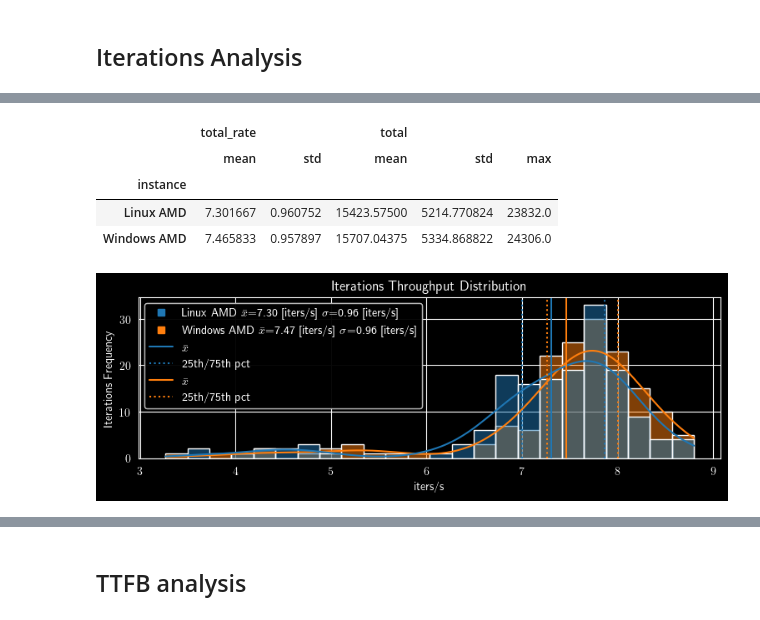
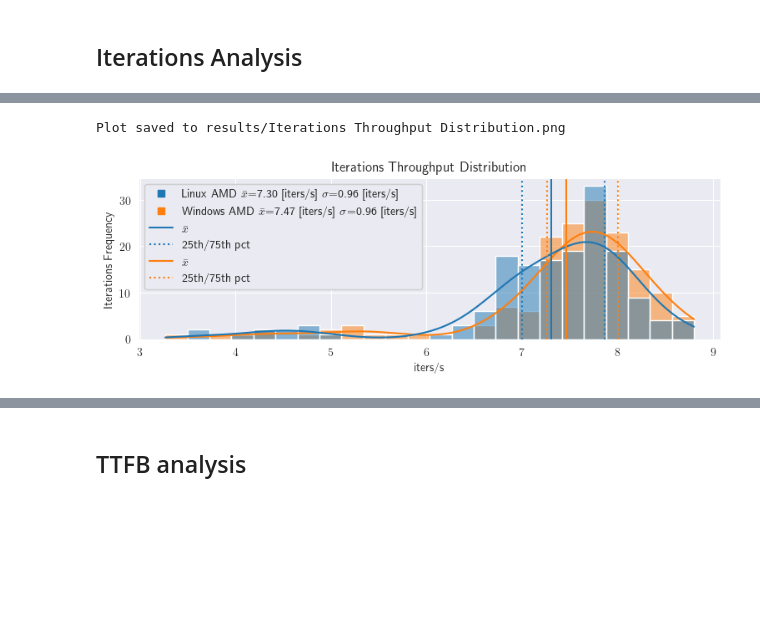
Before and after one commit to epicor-yasuomaidana/metrics-analysis, a Jupyter notebook: Quick Comparison.ipynb, the cells around one changed output, grey strips where cells are left out. Drawn from its saved outputs; the diff is of its cells as text; code cells hidden in the pictures; blank space fills up the shorter version.

```diff
--- a/Quick Comparison.ipynb
+++ b/Quick Comparison.ipynb
@@ -213,11 +213,9 @@ def save_plot_if_new(filename: str, dpi: int = 300, style: str = matplotx.styles
     if not os.path.exists(filename):
         if style:
             with plt.style.context(style):
-                plt.tight_layout()
-                plt.savefig(filename, dpi=dpi)
+                plt.savefig(filename, dpi=dpi, transparent=True)
         else:
-            plt.tight_layout()
-            plt.savefig(filename, dpi=dpi)
+            plt.savefig(filename, dpi=dpi, transparent=True)
         print(f"Plot saved to {filename}")
 # %% [markdown]
 ## Data loading
@@ -291,15 +288,12 @@ plt.show()
 # %%
 plot_throughput_hist(
     x_col="total_rate",
     df=total_iterations,
     unit=r"{iters/s}",
     ylabel="Iterations Frequency",
     title="Iterations Throughput Distribution")
-total_iterations.groupby("instance").agg({"total_rate": ['mean', 'std'], "total": ['mean', 'std', "max"]})
+save_plot_if_new("results/Iterations Throughput Distribution.png", dpi=300)
+plt.show()
 # %% [output]
-|  | total_rate |  | total |  |  |
-|  | mean | std | mean | std | max |
-| instance |  |  |  |  |  |
-| Linux AMD | 7.301667 | 0.960752 | 15423.57500 | 5214.770824 | 23832.0 |
-| Windows AMD | 7.465833 | 0.957897 | 15707.04375 | 5334.868822 | 24306.0 |
+Plot saved to results/Iterations Throughput Distribution.png
-[figure, old version]
+[figure, new version]
```
Also changed, not shown: parts of 10 cells of this notebook.
